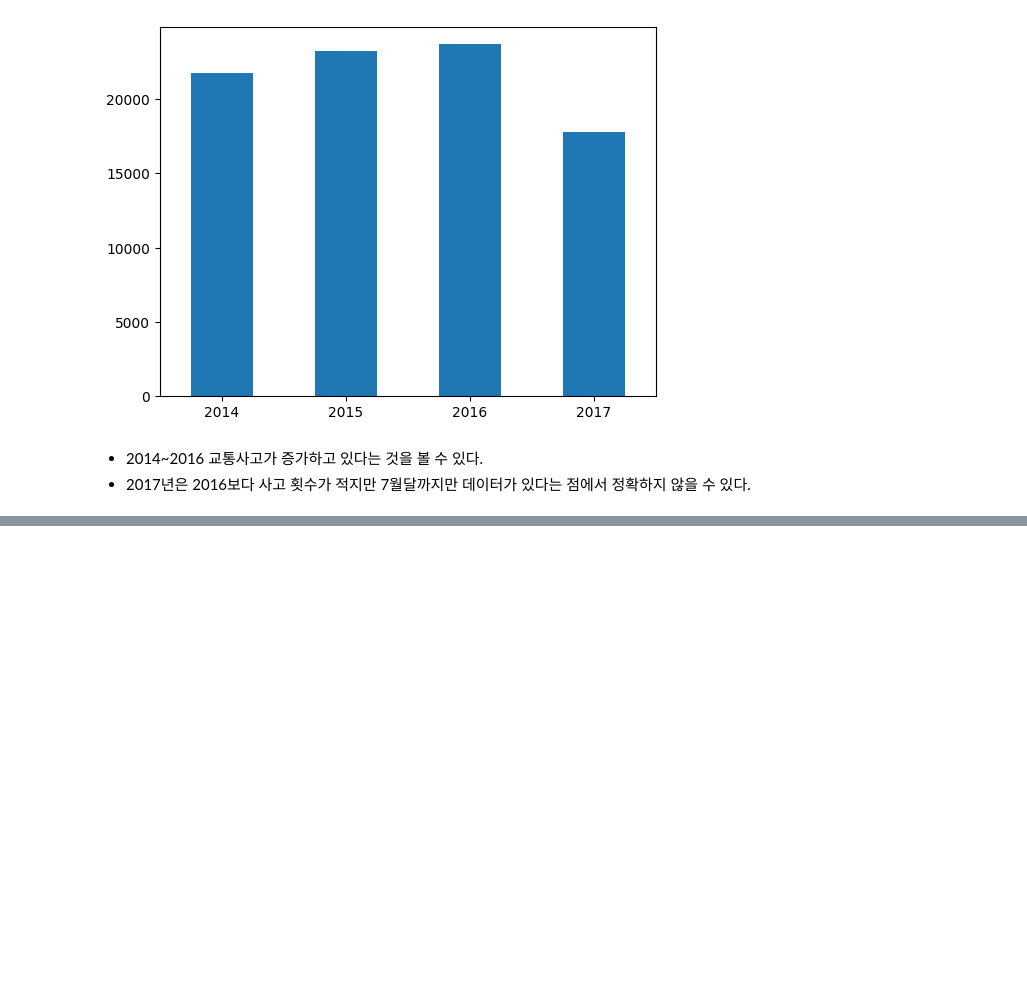
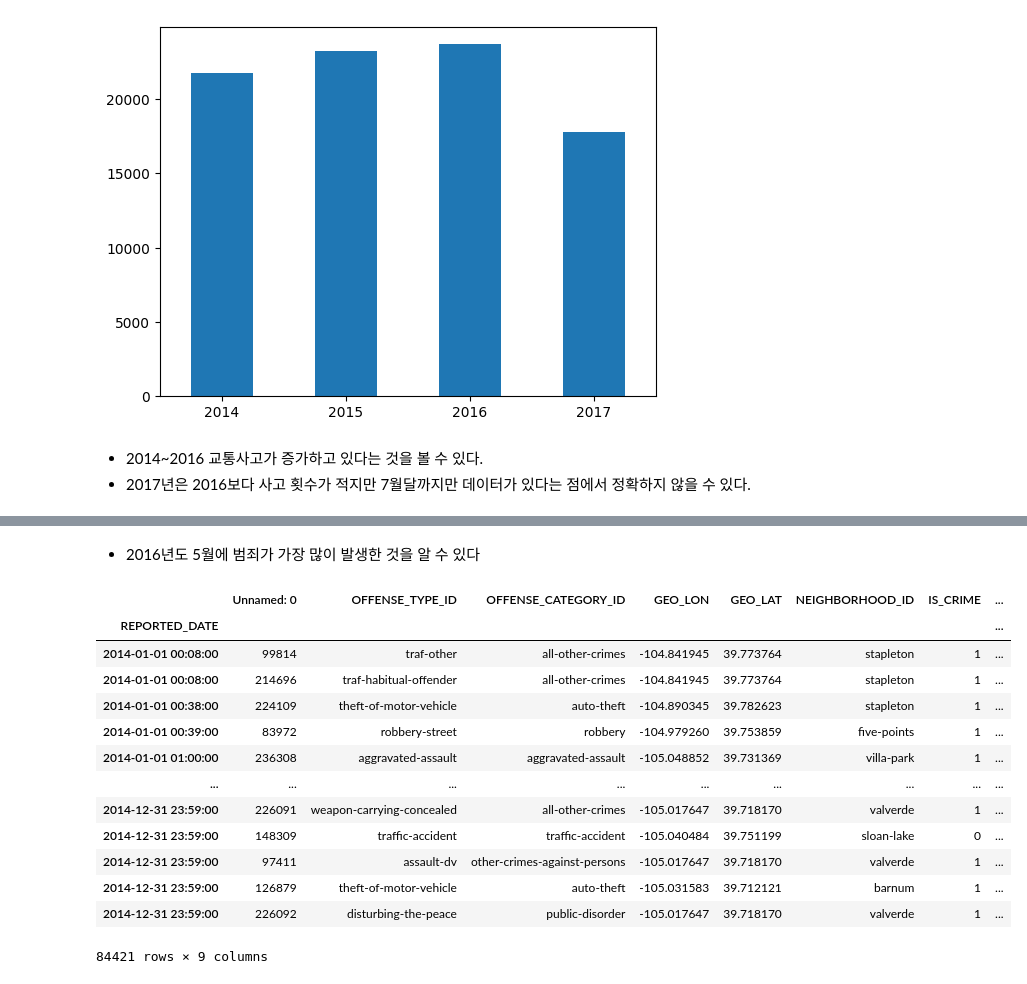
Before and after one commit to ha-es/doit_python, a Jupyter notebook: BDA/하은서73_0521_필수2.ipynb, the cells around one changed output, grey strips where cells are left out. Saved outputs shown, nothing was run; the diff lists cells and outputs as text; code cells hidden in the pictures; blank space fills up the shorter version.

```diff
--- a/BDA/하은서73_0521_필수2.ipynb
+++ b/BDA/하은서73_0521_필수2.ipynb
@@ -225,0 +289,19 @@ sp_p.plot.bar(rot=0)
+# %% [markdown]
+- 2016년도 5월에 범죄가 가장 많이 발생한 것을 알 수 있다
+# %%
+crime_dt.loc['2014'].sort_index()
+# %% [output]
+|  | Unnamed: 0 | OFFENSE_TYPE_ID | OFFENSE_CATEGORY_ID | GEO_LON | GEO_LAT | NEIGHBORHOOD_ID | IS_CRIME | ... |
+| REPORTED_DATE |  |  |  |  |  |  |  | ... |
+| 2014-01-01 00:08:00 | 99814 | traf-other | all-other-crimes | -104.841945 | 39.773764 | stapleton | 1 | ... |
+| 2014-01-01 00:08:00 | 214696 | traf-habitual-offender | all-other-crimes | -104.841945 | 39.773764 | stapleton | 1 | ... |
+| 2014-01-01 00:38:00 | 224109 | theft-of-motor-vehicle | auto-theft | -104.890345 | 39.782623 | stapleton | 1 | ... |
+| 2014-01-01 00:39:00 | 83972 | robbery-street | robbery | -104.979260 | 39.753859 | five-points | 1 | ... |
+| 2014-01-01 01:00:00 | 236308 | aggravated-assault | aggravated-assault | -105.048852 | 39.731369 | villa-park | 1 | ... |
+| ... | ... | ... | ... | ... | ... | ... | ... | ... |
+| 2014-12-31 23:59:00 | 226091 | weapon-carrying-concealed | all-other-crimes | -105.017647 | 39.718170 | valverde | 1 | ... |
+| 2014-12-31 23:59:00 | 148309 | traffic-accident | traffic-accident | -105.040484 | 39.751199 | sloan-lake | 0 | ... |
+| 2014-12-31 23:59:00 | 97411 | assault-dv | other-crimes-against-persons | -105.017647 | 39.718170 | valverde | 1 | ... |
+| 2014-12-31 23:59:00 | 126879 | theft-of-motor-vehicle | auto-theft | -105.031583 | 39.712121 | barnum | 1 | ... |
+| 2014-12-31 23:59:00 | 226092 | disturbing-the-peace | public-disorder | -105.017647 | 39.718170 | valverde | 1 | ... |
+84421 rows × 9 columns
```
Also changed, not shown: parts of 6 cells of this notebook.
